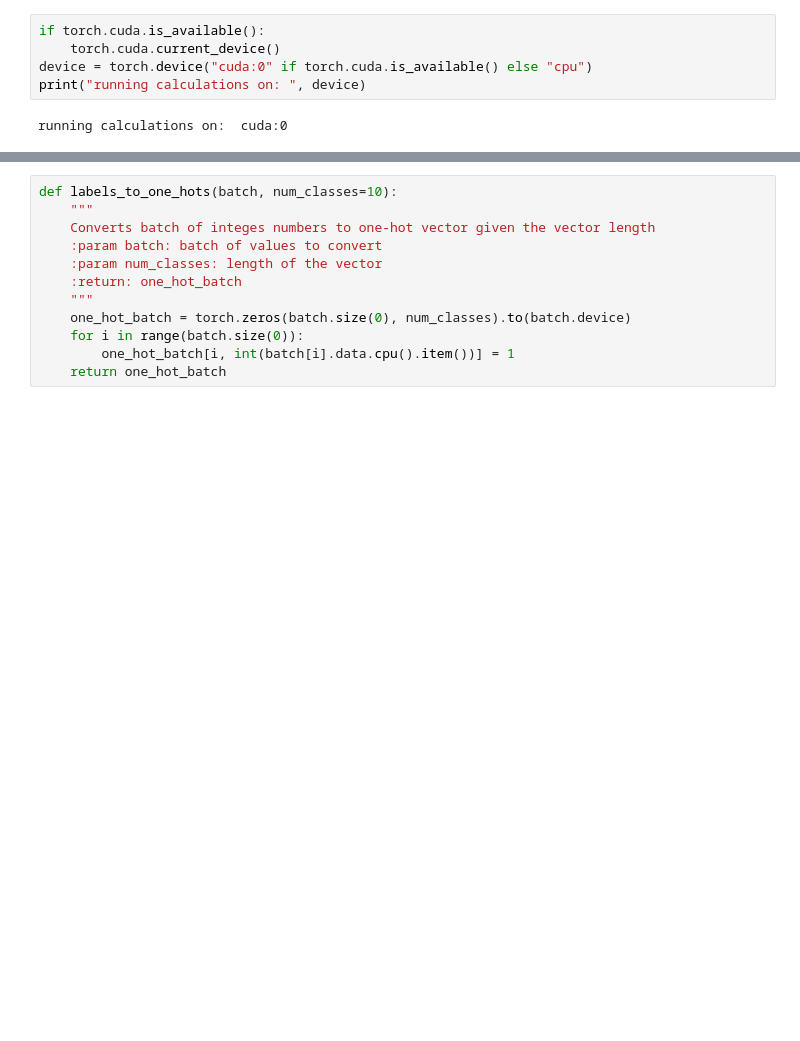
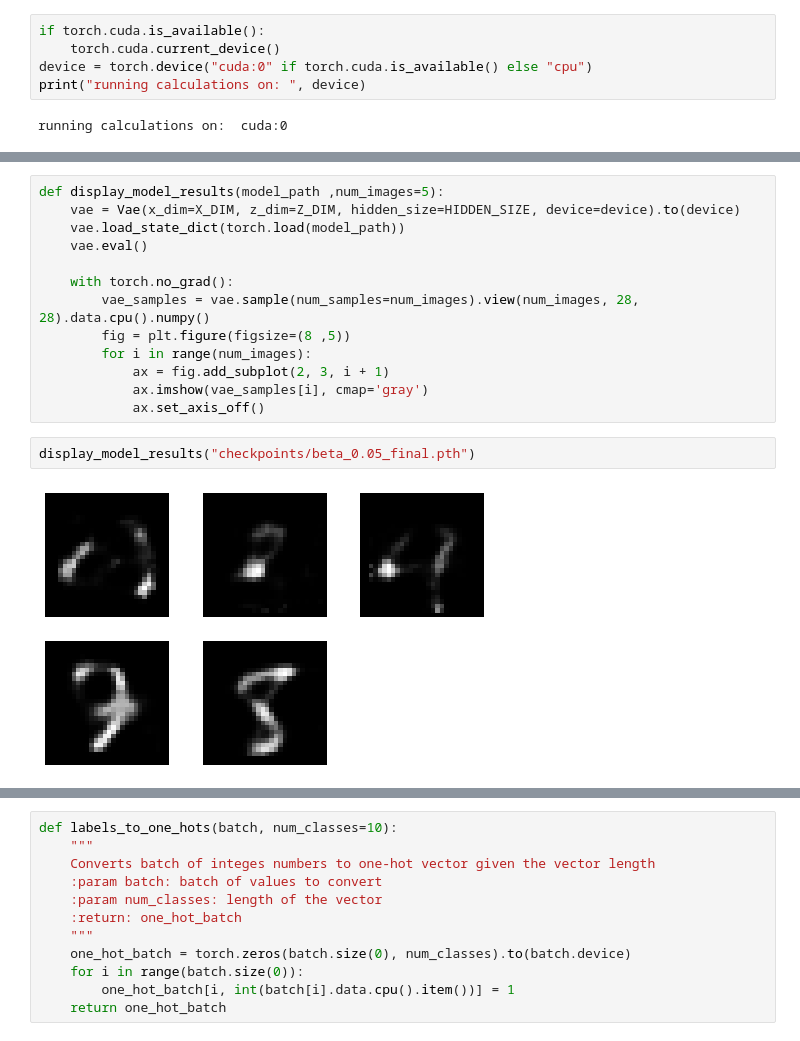
Before and after one commit to Dor-Yuval/DataAnalysis-wet2, a Jupyter notebook: ee046202_wet_2_deep_vae_clustering_students.ipynb, the cells around one changed output, grey strips where cells are left out. Drawn from its saved outputs; the diff is of its cells as text; blank space fills up the shorter version.

```diff
--- a/ee046202_wet_2_deep_vae_clustering_students.ipynb
+++ b/ee046202_wet_2_deep_vae_clustering_students.ipynb
@@ -430,0 +438,17 @@ for ax in axs.flat:
+# %%
+def display_model_results(model_path ,num_images=5):
+    vae = Vae(x_dim=X_DIM, z_dim=Z_DIM, hidden_size=HIDDEN_SIZE, device=device).to(device)
+    vae.load_state_dict(torch.load(model_path))
+    vae.eval()
+
+    with torch.no_grad():
+        vae_samples = vae.sample(num_samples=num_images).view(num_images, 28, 28).data.cpu().numpy()
+        fig = plt.figure(figsize=(8 ,5))
+        for i in range(num_images):
+            ax = fig.add_subplot(2, 3, i + 1)
+            ax.imshow(vae_samples[i], cmap='gray')
+            ax.set_axis_off()
+# %%
+display_model_results("checkpoints/beta_0.05_final.pth")
+# %% [output]
+[figure, added]
```
Also changed, not shown: parts of 20 cells of this notebook.
